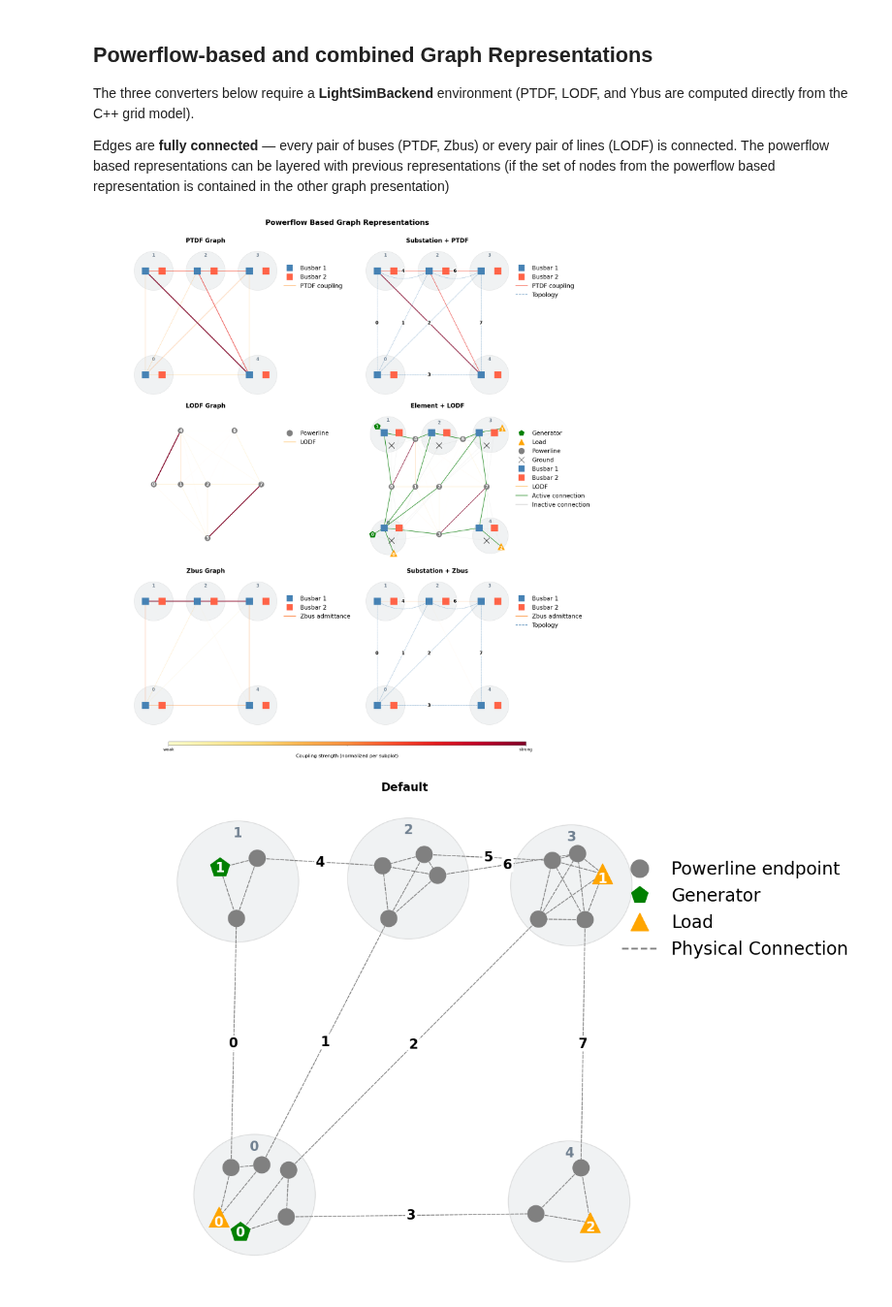
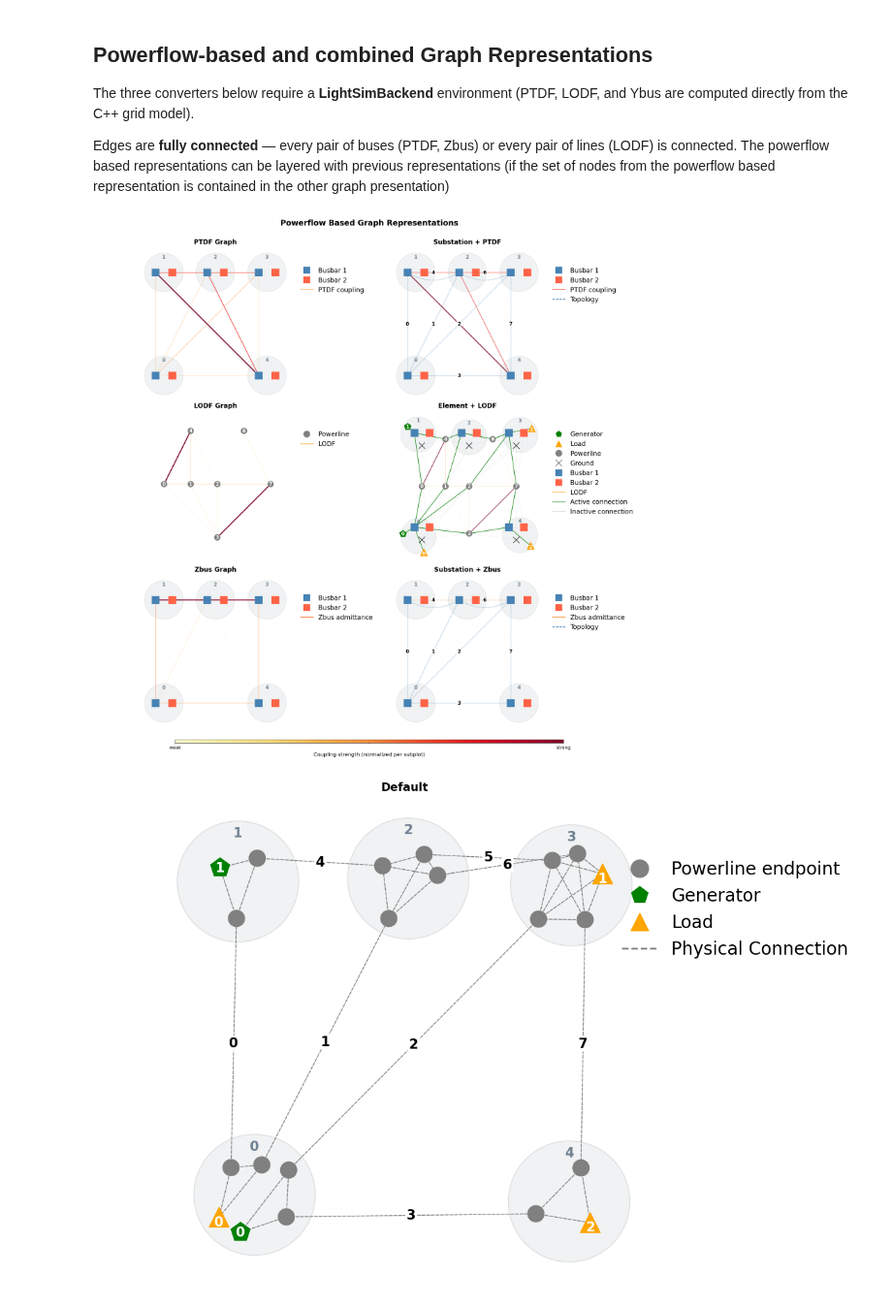
Before and after one commit to AdrianDegenkolb/NRI-for-explainable-RL-in-Power-Grids, a Jupyter notebook: src/visualization/graph_obs_spaces_ieee14.ipynb, the cells around one changed output. Shown at 97% size. Cells and saved outputs as stored; diff of their text form; code cells hidden in the pictures.

```diff
--- a/src/visualization/graph_obs_spaces_ieee14.ipynb
+++ b/src/visualization/graph_obs_spaces_ieee14.ipynb
@@ -185,38 +185,37 @@ def plot_converter(ax, title, converter, include_topology=False):
         curved_edges=curved_edges,
         show_legend=True,
     )
     visualize_graph(args, ax=ax)
     ax.set_title(title, fontsize=20, fontweight="bold")
 
 
-fig, axs = plt.subplots(3, 2, figsize=(24, 24), dpi=100)
+fig, axs = plt.subplots(3, 2, figsize=(24, 22), dpi=100)
 
 for ax, (title, converter) in zip(axs[:, 0], converters_ls):
     plot_converter(ax=ax, title=title, converter=converter, include_topology=False)
 
 for ax, (title, converter) in zip(axs[:, 1], converters_combined):
     plot_converter(ax=ax, title=title, converter=converter, include_topology=True)
 
 plt.suptitle(
     "Powerflow Based Graph Representations",
     fontsize=24, fontweight="bold", y=1.01,
 )
-plt.tight_layout()
-plt.subplots_adjust(wspace=0.05, hspace=0.05)
-
 # Horizontal colorbar below all subplots
 sm = mcm.ScalarMappable(cmap="YlOrRd", norm=mcolors_norm.Normalize(vmin=0, vmax=1))
 sm.set_array([])
 cbar_ax = fig.add_axes([0.15, -0.02, 0.70, 0.007])
 cbar = fig.colorbar(sm, cax=cbar_ax, orientation="horizontal")
 cbar.set_label("Coupling strength (normalized per subplot)", fontsize=16, labelpad=8)
 cbar.set_ticks([0.0, 0.5, 1.0])
 cbar.set_ticklabels(["weak", "", "strong"], fontsize=14)
 
+plt.tight_layout()
+plt.subplots_adjust(wspace=0.05, hspace=0.05)
 plt.savefig("powerflow_based_representations.png", dpi=100, bbox_inches="tight")
 plt.show()
 # %% [output]
-[figure, old version]
+[figure, new version]
 # %%
 # ── Individual plots — one figure per observation space ───────────────────────
 import numpy as np
```
Also changed, not shown: parts of 1 cell of this notebook, 9 other files.
